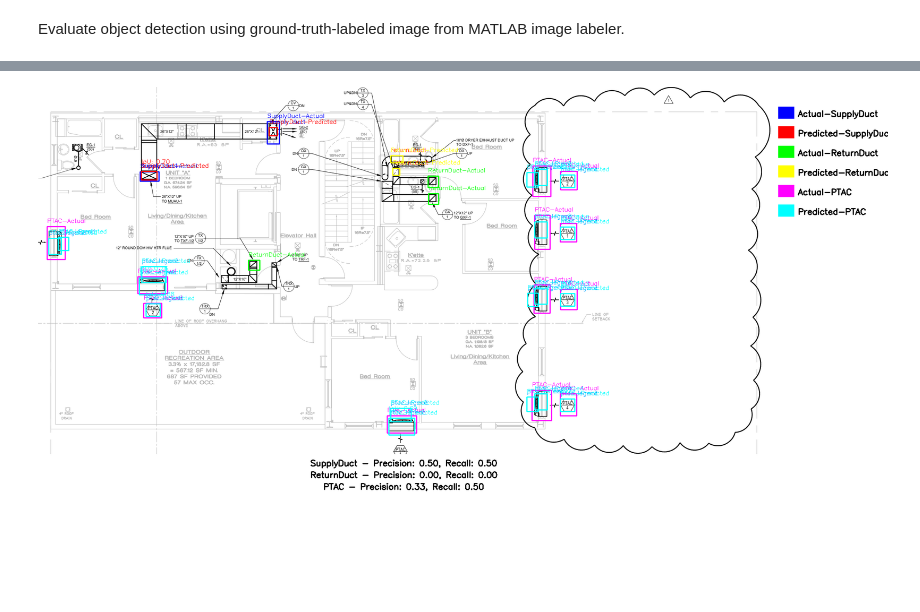
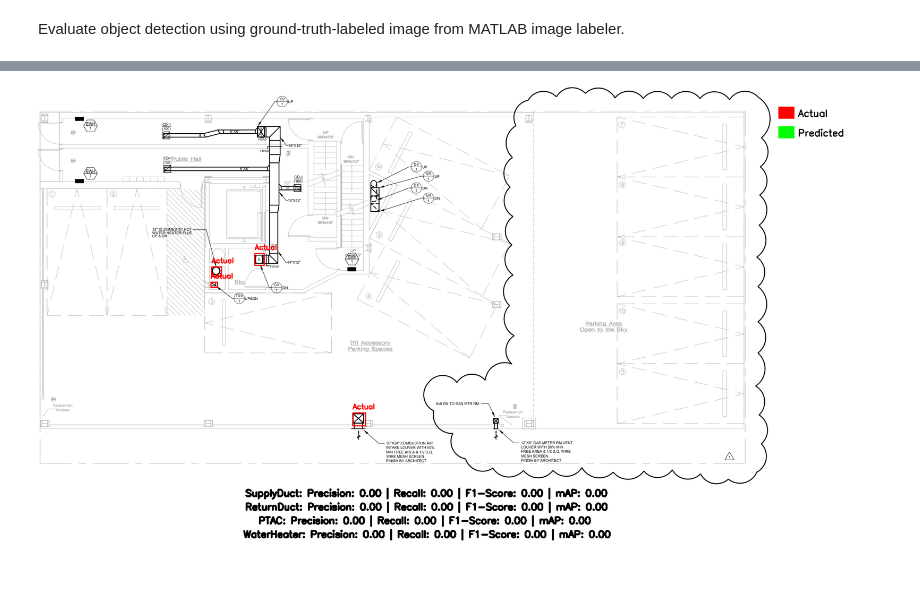
Before and after one commit to omartgabr/3D-Models-from-Blueprints, a Jupyter notebook: Object Detection/ObjectDetection_Mechanical_notebook.ipynb, the cells around one changed output, grey strips where cells are left out. Saved outputs shown, nothing was run; the diff lists cells and outputs as text; code cells hidden in the pictures; blank space fills up the shorter version.

```diff
--- a/Object Detection/ObjectDetection_Mechanical_notebook.ipynb
+++ b/Object Detection/ObjectDetection_Mechanical_notebook.ipynb
@@ -38,7 +39,7 @@ def preprocess_image(img):
     gray = cv2.GaussianBlur(gray, (3, 3), 0)
     _, thresh = cv2.threshold(gray, 180, 255, cv2.THRESH_BINARY_INV)
     kernel = np.ones((1, 1), np.uint8)
-    closed = cv2.morphologyEx(thresh, cv2.MORPH_CLOSE, kernel, iterations=3)
+    closed = cv2.morphologyEx(thresh, cv2.MORPH_CLOSE, kernel, iterations=1)
     eroded = cv2.erode(closed, kernel, iterations=1)
     dilated = cv2.dilate(eroded, kernel, iterations=1)
     return dilated
@@ -327,23 +432,26 @@ def parse_bounding_boxes(bbox_array):
 # Parse ground truth bounding boxes
 parsed_labels = []
 for row in labels_struct:
-    supply_duct, return_duct, ptac = row[0]
+    supply_duct, return_duct, ptac, water_heater = row[0]
     parsed_labels.append({
         "SupplyDuct": parse_bounding_boxes(supply_duct),
         "ReturnDuct": parse_bounding_boxes(return_duct),
         "PTAC": parse_bounding_boxes(ptac),
+        "WaterHeater": parse_bounding_boxes(water_heater)  # Added Water Heater
     })
 
 ground_truth_boxes = parsed_labels[0]
 supply_duct_boxes = ground_truth_boxes["SupplyDuct"]
 return_duct_boxes = ground_truth_boxes["ReturnDuct"]
 ptac_boxes = ground_truth_boxes["PTAC"]
+water_heater_boxes = ground_truth_boxes["WaterHeater"]  # Added Water Heater
 
 # Display parsed bounding boxes
 print("")
 print("SupplyDuct bounding boxes:", supply_duct_boxes)
 print("ReturnDuct bounding boxes:", return_duct_boxes)
 print("PTAC bounding boxes:", ptac_boxes)
+print("WaterHeater bounding boxes:", water_heater_boxes)
 # %% [output]
 Keys in the .mat file: dict_keys(['__header__', '__version__', '__globals__', 'labelsStruct'])
 
@@ -353,6 +462,4 @@ PTAC bounding boxes: [[1332, 215, 42, 47], [1331, 348, 42, 47], [1332, 516, 42,
 # %%
-from shapely.geometry import box
-
 def calculate_iou(gt_box, pred_box):
     gt = box(gt_box[0], gt_box[1], gt_box[0] + gt_box[2], gt_box[1] + gt_box[3])
     pred = box(pred_box[0], pred_box[1], pred_box[0] + pred_box[2], pred_box[1] + pred_box[3])
@@ -362,7 +469,7 @@ def calculate_iou(gt_box, pred_box):
 
     return intersection / union if union > 0 else 0
 
-def match_predictions(gt_boxes, pred_boxes, iou_threshold=0.5):
+def match_predictions(gt_boxes, pred_boxes, iou_threshold):
     """Matches predictions to ground truth boxes based on IoU."""
     matches = []
     for gt in gt_boxes:
@@ -372,7 +479,7 @@ def match_predictions(gt_boxes, pred_boxes, iou_threshold=0.5):
                 matches.append((gt, pred, iou))
     return matches
 
-def calculate_precision_recall(gt_boxes, pred_boxes, iou_threshold=0.5):
+def calculate_precision_recall(gt_boxes, pred_boxes, iou_threshold):
     """Calculates precision and recall for a single label type."""
     matches = match_predictions(gt_boxes, pred_boxes, iou_threshold)
 
@@ -385,8 +492,7 @@ def calculate_precision_recall(gt_boxes, pred_boxes, iou_threshold=0.5):
 
     return precision, recall
 # %%
-iou_threshold = 0.5  # Adjust threshold as needed
-for label_type in ["SupplyDuct", "ReturnDuct", "PTAC"]:
+for label_type in ["SupplyDuct", "ReturnDuct", "PTAC", "WaterHeater"]:  # Added Water Heater
     gt_boxes = ground_truth_boxes[label_type]
     pred_boxes = predicted_boxes[label_type]
 
@@ -410,12 +520,8 @@ PTAC Evaluation:
 # %%
-# Colors for visualization
+# Colors for visualization (BGR format for OpenCV)
 colors = {
-    "Actual-SupplyDuct": (255, 0, 0),  # Blue for GT
-    "Predicted-SupplyDuct": (0, 0, 255),  # Red for Predictions
-    "Actual-ReturnDuct": (0, 255, 0),  # Green for GT
-    "Predicted-ReturnDuct": (0, 255, 255),  # Yellow for Predictions
-    "Actual-PTAC": (255, 0, 255),  # Purple for GT
-    "Predicted-PTAC": (255, 255, 0),  # Cyan for Predictions
+    "Actual": (0, 0, 255),  # Red for Ground Truth
+    "Predicted": (0, 255, 0),  # Green for Predictions
 }
 
 # Function to draw bounding boxes
@@ -423,10 +529,10 @@ def draw_boxes(image, boxes, color, label):
     for box in boxes:
         x, y, w, h = box
         cv2.rectangle(image, (x, y), (x + w, y + h), color, 2)
-        cv2.putText(image, label, (x, y - 10), cv2.FONT_HERSHEY_SIMPLEX, 0.5, color, 1)
+        cv2.putText(image, label, (x, y - 10), cv2.FONT_HERSHEY_SIMPLEX, 0.6, color, 2)
 
 # Function to calculate IoU and annotate
-def annotate_iou(image, gt_boxes, pred_boxes, color, label, iou_threshold):
+def annotate_iou(image, gt_boxes, pred_boxes, color, iou_threshold):
     for gt in gt_boxes:
         for pred in pred_boxes:
             iou = calculate_iou(gt, pred)
@@ -436,71 +542,88 @@ def annotate_iou(image, gt_boxes, pred_boxes, color, label, iou_threshold):
                     f"IoU: {iou:.2f}",
                     (pred[0], pred[1] - 20),
                     cv2.FONT_HERSHEY_SIMPLEX,
-                    0.5,
+                    0.7,
                     color,
-                    1,
+                    2,
                 )
+
+# Function to calculate mAP (mean Average Precision)
+def calculate_map(gt_boxes, pred_boxes, iou_threshold):
+    matches = match_predictions(gt_boxes, pred_boxes, iou_threshold)
+    true_positives = len(matches)
+    false_positives = len(pred_boxes) - true_positives
+    false_negatives = len(gt_boxes) - true_positives
+
+    precision = true_positives / (true_positives + false_positives) if (true_positives + false_positives) > 0 else 0
+    recall = true_positives / (true_positives + false_negatives) if (true_positives + false_negatives) > 0 else 0
+
+    # Use average precision (AP) formula
+    ap = (precision + recall) / 2 if precision > 0 or recall > 0 else 0
+    return ap
 
 # Create a copy of the image for visualization
 visualized_image = img.copy()
 
-# Visualize bounding boxes for each label type
-for label_type, gt_color, pred_color in zip(
-    ["SupplyDuct", "ReturnDuct", "PTAC"],
-    ["Actual-SupplyDuct", "Actual-ReturnDuct", "Actual-PTAC"],
-    ["Predicted-SupplyDuct", "Predicted-ReturnDuct", "Predicted-PTAC"],
-):
+# Visualize bounding boxes for ground truth and predictions
+for label_type in ["SupplyDuct", "ReturnDuct", "PTAC", "WaterHeater"]:
     gt_boxes = ground_truth_boxes[label_type]
     pred_boxes = predicted_boxes[label_type]
 
-    # Draw GT and Predicted boxes
-    draw_boxes(visualized_image, gt_boxes, colors[gt_color], label_type + "-Actual")
-    draw_boxes(visualized_image, pred_boxes, colors[pred_color], label_type + "-Predicted")
+    # Draw GT (Actual) and Predicted boxes
+    draw_boxes(visualized_image, gt_boxes, colors["Actual"], "Actual")
+    draw_boxes(visualized_image, pred_boxes, colors["Predicted"], "Predicted")
 
     # Annotate IoU for matches
-    annotate_iou(
-        visualized_image, gt_boxes, pred_boxes, colors[pred_color], label_type, iou_threshold
-    )
+    annotate_iou(visualized_image, gt_boxes, pred_boxes, colors["Predicted"], iou_threshold)
+
+# Dynamically adjust bottom padding for metrics
+num_metrics = len(["SupplyDuct", "ReturnDuct", "PTAC", "WaterHeater"])  # Number of templates
+bottom_padding = num_metrics * 70  # Adjust height dynamically based on number of metrics
 
 # Add space for the legend and metrics
 legend_width = 300
-bottom_padding = 120
 canvas = np.ones(
     (visualized_image.shape[0] + bottom_padding, visualized_image.shape[1] + legend_width, 3),
     dtype=np.uint8,
 ) * 255
 canvas[: visualized_image.shape[0], : visualized_image.shape[1]] = visualized_image
 
 # Add legend on the right
 legend_y_start = 50
 legend_y_step = 50
 for idx, (label, color) in enumerate(colors.items()):
     y_pos = legend_y_start + idx * legend_y_step
     cv2.rectangle(canvas, (visualized_image.shape[1] + 20, y_pos), (visualized_image.shape[1] + 60, y_pos + 30), color, -1)
-    cv2.putText(canvas, label, (visualized_image.shape[1] + 70, y_pos + 25), cv2.FONT_HERSHEY_SIMPLEX, 0.7, (0, 0, 0), 2)
+    cv2.putText(canvas, label, (visualized_image.shape[1] + 70, y_pos + 25), cv2.FONT_HERSHEY_SIMPLEX, 0.8, (0, 0, 0), 2)
 
-# Add precision and recall metrics at the bottom center
-iou_threshold = 0.5
+# Add metrics at the bottom center
 metrics_text_y = visualized_image.shape[0] + 30
-for idx, label_type in enumerate(["SupplyDuct", "ReturnDuct", "PTAC"]):
+for idx, label_type in enumerate(["SupplyDuct", "ReturnDuct", "PTAC", "WaterHeater"]):  # Added Water Heater
     gt_boxes = ground_truth_boxes[label_type]
     pred_boxes = predicted_boxes[label_type]
 
+    # Calculate metrics
     precision, recall = calculate_precision_recall(gt_boxes, pred_boxes, iou_threshold)
-    label = f"{label_type} - Precision: {precision:.2f}, Recall: {recall:.2f}"
+    f1_score = 2 * (precision * recall) / (precision + recall) if (precision + recall) > 0 else 0
+    map_score = calculate_map(gt_boxes, pred_boxes, iou_threshold)
+
+    # Format metrics text with `|` separators
+    label = (
+        f"{label_type}: Precision: {precision:.2f} | Recall: {recall:.2f} | "
+        f"F1-Score: {f1_score:.2f} | mAP: {map_score:.2f}"
+    )
     text_size = cv2.getTextSize(label, cv2.FONT_HERSHEY_SIMPLEX, 0.7, 2)[0]
     text_x = (canvas.shape[1] - legend_width - text_size[0]) // 2
     cv2.putText(
         canvas,
         label,
-        (text_x, metrics_text_y + idx * 30),
+        (text_x, metrics_text_y + idx * 35),  # Increased spacing between lines
         cv2.FONT_HERSHEY_SIMPLEX,
-        0.7,
-        (0, 0, 0),
-        2,
+        0.8,  # Slightly larger font size
+        (0, 0, 0), 3,  # Boldened text with a thicker outline
     )
 
 # Show the visualization
 cv2_imshow(canvas)
 # %% [output]
-[figure, old version]
+[figure, new version]
```
Also changed, not shown: parts of 17 cells of this notebook.
